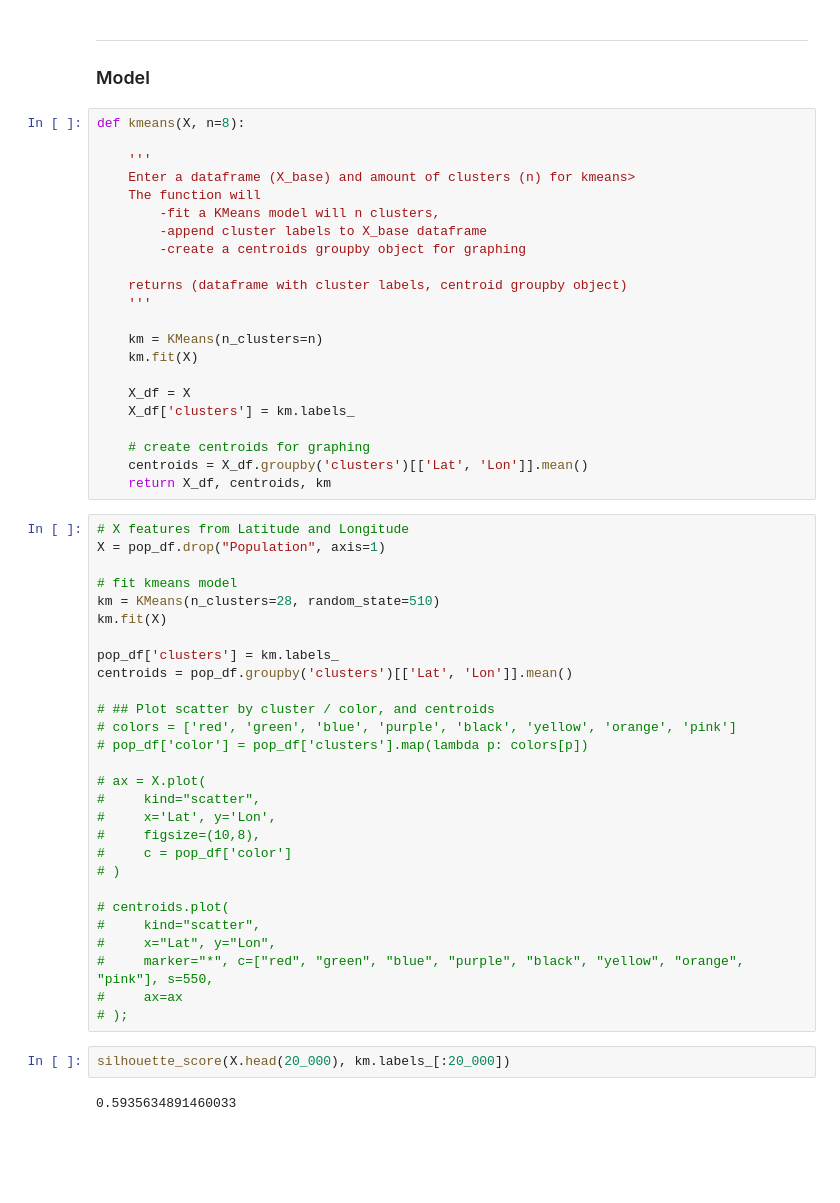
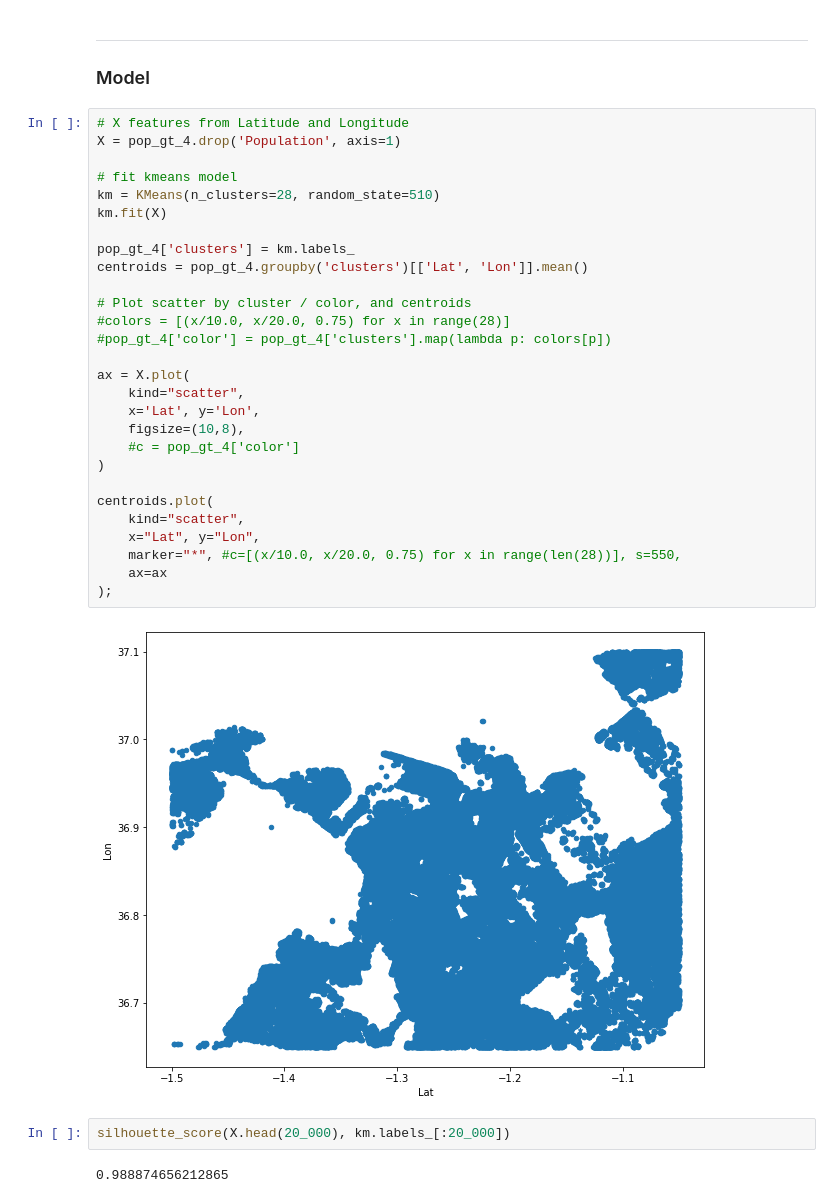
Before and after one commit to mdevay/Nairobi, a Jupyter notebook: Population Density Clustering.ipynb, the cells around one changed output. Cells and saved outputs as stored; diff of their text form; blank space fills up the shorter version.

```diff
--- a/Population Density Clustering.ipynb
+++ b/Population Density Clustering.ipynb
@@ -29,57 +29,37 @@ pop_gt_4 = pop_df[pop_df['Population']>4].copy()
 # %% [markdown]
 ---
 ### Model
-# %%
-def kmeans(X, n=8):
-
-    '''
-    Enter a dataframe (X_base) and amount of clusters (n) for kmeans>
-    The function will
-        -fit a KMeans model will n clusters,
-        -append cluster labels to X_base dataframe
-        -create a centroids groupby object for graphing
-
-    returns (dataframe with cluster labels, centroid groupby object)
-    '''
-
-    km = KMeans(n_clusters=n)
-    km.fit(X)
-
-    X_df = X
-    X_df['clusters'] = km.labels_
-
-    # create centroids for graphing
-    centroids = X_df.groupby('clusters')[['Lat', 'Lon']].mean()
-    return X_df, centroids, km
 # %%
 # X features from Latitude and Longitude
-X = pop_df.drop("Population", axis=1)
+X = pop_gt_4.drop('Population', axis=1)
 
 # fit kmeans model
 km = KMeans(n_clusters=28, random_state=510)
 km.fit(X)
 
-pop_df['clusters'] = km.labels_
-centroids = pop_df.groupby('clusters')[['Lat', 'Lon']].mean()
+pop_gt_4['clusters'] = km.labels_
+centroids = pop_gt_4.groupby('clusters')[['Lat', 'Lon']].mean()
 
-# ## Plot scatter by cluster / color, and centroids
-# colors = ['red', 'green', 'blue', 'purple', 'black', 'yellow', 'orange', 'pink']
-# pop_df['color'] = pop_df['clusters'].map(lambda p: colors[p])
+# Plot scatter by cluster / color, and centroids
+#colors = [(x/10.0, x/20.0, 0.75) for x in range(28)]
+#pop_gt_4['color'] = pop_gt_4['clusters'].map(lambda p: colors[p])
 
-# ax = X.plot(
-#     kind="scatter",
-#     x='Lat', y='Lon',
-#     figsize=(10,8),
-#     c = pop_df['color']
-# )
+ax = X.plot(
+    kind="scatter",
+    x='Lat', y='Lon',
+    figsize=(10,8),
+    #c = pop_gt_4['color']
+)
 
-# centroids.plot(
-#     kind="scatter",
-#     x="Lat", y="Lon",
-#     marker="*", c=["red", "green", "blue", "purple", "black", "yellow", "orange", "pink"], s=550,
-#     ax=ax
-# );
+centroids.plot(
+    kind="scatter",
+    x="Lat", y="Lon",
+    marker="*", #c=[(x/10.0, x/20.0, 0.75) for x in range(len(28))], s=550,
+    ax=ax
+);
+# %% [output]
+[figure, added]
 # %%
 silhouette_score(X.head(20_000), km.labels_[:20_000])
 # %% [output]
-0.5935634891460033
+0.988874656212865
```
Also changed, not shown: parts of 8 cells of this notebook, 1 other file.
